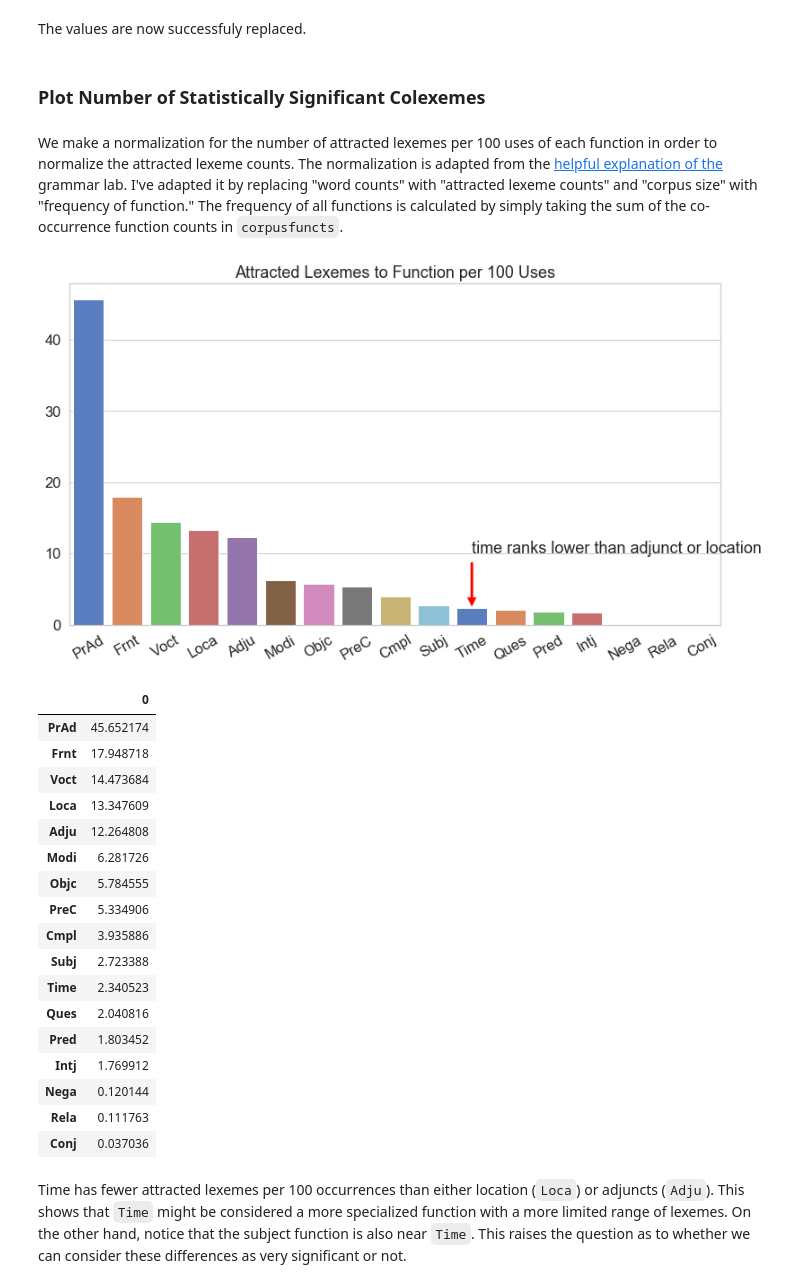
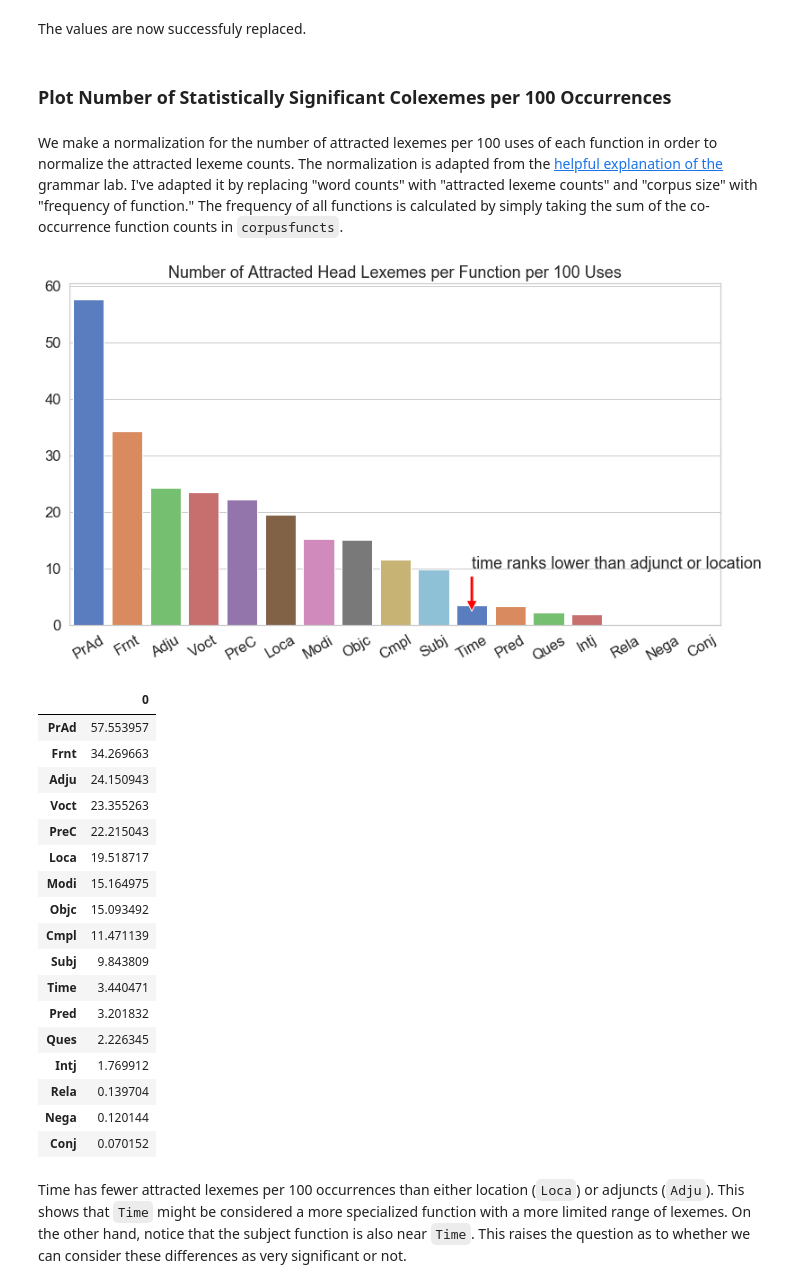
Before and after one commit to CambridgeSemiticsLab/BH_time_collocations, a Jupyter notebook: analysis/SBH_time_expressions.ipynb, the cells around one changed output. Saved outputs shown, nothing was run; the diff lists cells and outputs as text; code cells hidden in the pictures.

Commit message:
add new chart for time function variety

```diff
--- a/analysis/SBH_time_expressions.ipynb
+++ b/analysis/SBH_time_expressions.ipynb
@@ -1212,10 +1212,10 @@ corpus_function_query = '''
 
 corpus
     phrase function#PtcO|PreS|PreO
-        -noun_heads> word pdp#prep ls#card|ppre
+        <nhead- word pdp#prep ls#card|ppre
 '''
 
-corpus_functions = B.search(corpus_function_query, sets={'corpus': corpus})
+corpus_functions = A.search(corpus_function_query, sets={'corpus': corpus})
 
 funct_maps = {'PreO': 'Pred', 'PreS': 'Pred', 'PtcO': 'Pred',
               'IntS': 'Intj', 'NCoS': 'NCop','ModS': 'Modi',
@@ -1316,5 +1316,5 @@ The values are now successfuly replaced.
 # %%
 functas = corpfuncts_clean # i.e. function associations
 # %% [markdown]
-### Plot Number of Statistically Significant Colexemes
+### Plot Number of Statistically Significant Colexemes per 100 Occurrences
 # %%
@@ -1330,30 +1330,30 @@ norm_fs = norm_fs.sort_values(by=0, ascending=False).dropna()
 # %%
 plt.figure(figsize=(13, 7))
 sns.barplot(data=norm_fs.transpose(), palette='muted')
 plt.xticks(rotation=30)
-plt.title('Attracted Lexemes to Function per 100 Uses')
+plt.title('Number of Attracted Head Lexemes per Function per 100 Uses')
 plt.annotate('time ranks lower than adjunct or location', xy=(10, 2), xytext=(10, 10), arrowprops=dict(facecolor='red', shrink=0.05), size=18)
 plt.show()
 display(norm_fs)
 # %% [output]
-[figure, old version]
+[figure, new version]
 |  | 0 |
-| PrAd | 45.652174 |
-| Frnt | 17.948718 |
-| Voct | 14.473684 |
-| Loca | 13.347609 |
-| Adju | 12.264808 |
-| Modi | 6.281726 |
-| Objc | 5.784555 |
-| PreC | 5.334906 |
-| Cmpl | 3.935886 |
-| Subj | 2.723388 |
-| Time | 2.340523 |
-| Ques | 2.040816 |
-| Pred | 1.803452 |
+| PrAd | 57.553957 |
+| Frnt | 34.269663 |
+| Adju | 24.150943 |
+| Voct | 23.355263 |
+| PreC | 22.215043 |
+| Loca | 19.518717 |
+| Modi | 15.164975 |
+| Objc | 15.093492 |
+| Cmpl | 11.471139 |
+| Subj | 9.843809 |
+| Time | 3.440471 |
+| Pred | 3.201832 |
+| Ques | 2.226345 |
 | Intj | 1.769912 |
+| Rela | 0.139704 |
 | Nega | 0.120144 |
-| Rela | 0.111763 |
-| Conj | 0.037036 |
+| Conj | 0.070152 |
 # %% [markdown]
 Time has fewer attracted lexemes per 100 occurrences than either location (`Loca`) or adjuncts (`Adju`). This shows that `Time` might be considered a more specialized function with a more limited range of lexemes. On the other hand, notice that the subject function is also near `Time`. This raises the question as to whether we can consider these differences as very significant or not.
```
Also changed, not shown: parts of 12 cells of this notebook.
